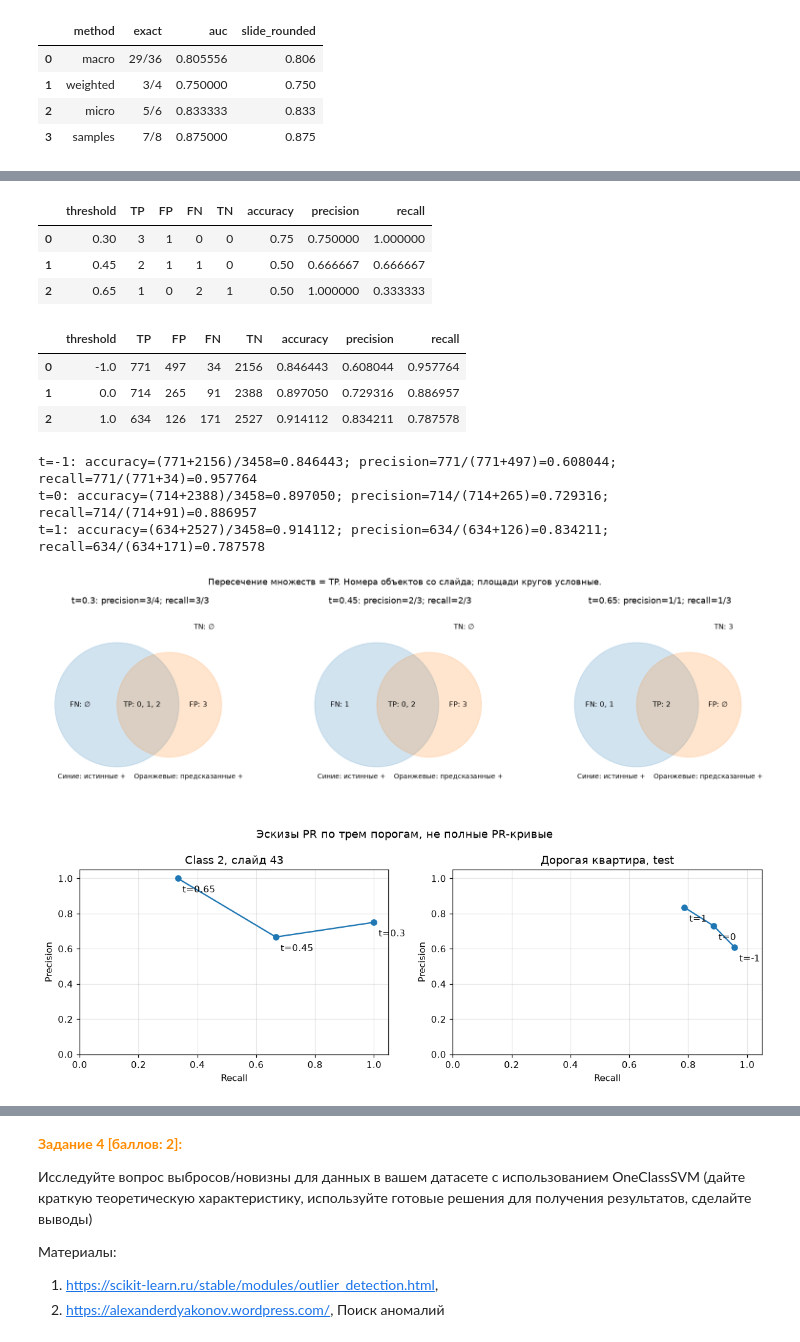
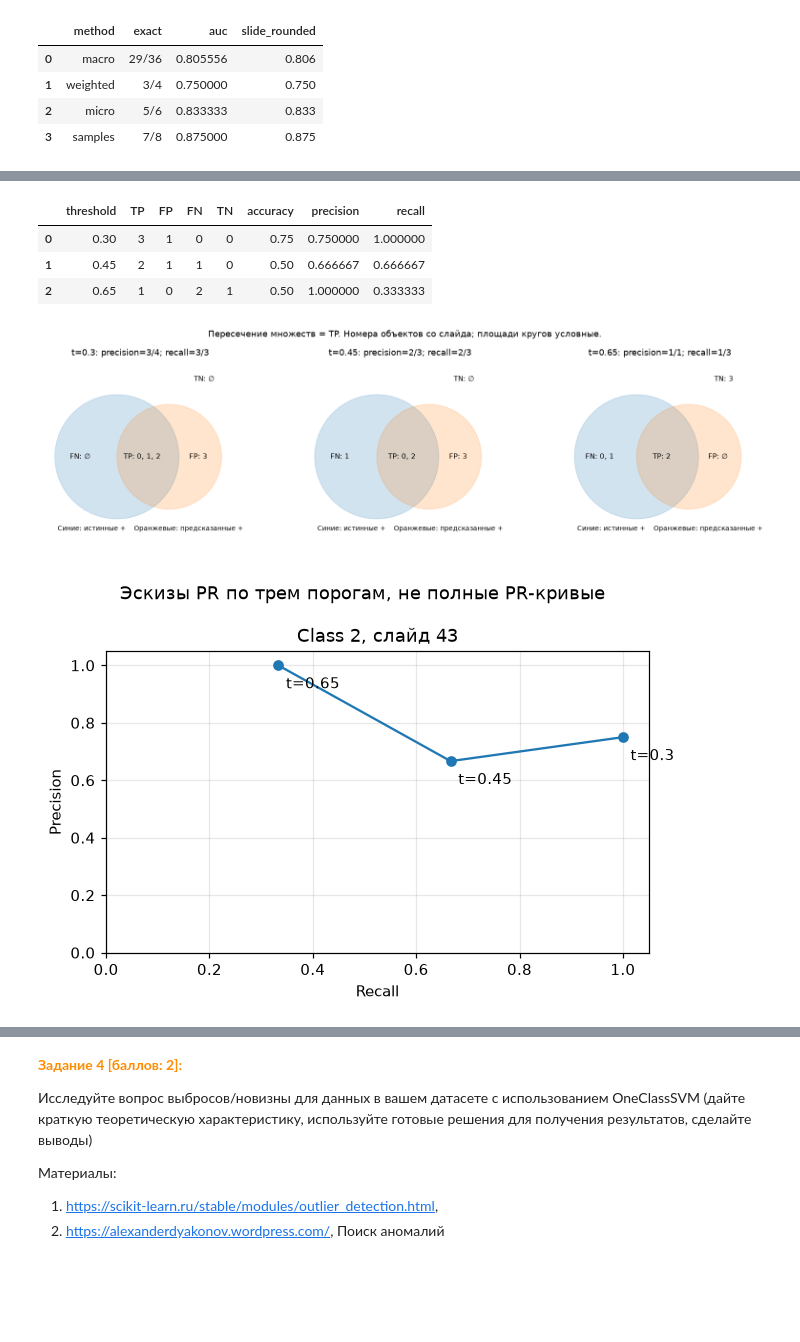
Before and after one commit to volinadtim/itmo-sii-labs, a Jupyter notebook: lab3/Lab3_Danilov_Pivovarov.ipynb, the cells around one changed output, grey strips where cells are left out. Cells and saved outputs as stored; diff of their text form; code cells hidden in the pictures; blank space fills up the shorter version.

Commit message:
Simplify lab 3 explanations and threshold example

```diff
--- a/lab3/Lab3_Danilov_Pivovarov.ipynb
+++ b/lab3/Lab3_Danilov_Pivovarov.ipynb
@@ -532,28 +520,11 @@ def manual_threshold_table(labels, scores, thresholds):
 thresholds43 = [0.3, 0.45, 0.65]
 threshold_table43 = manual_threshold_table(Y43[:, 1], S43[:, 1], thresholds43)
 display(threshold_table43)
-estate_thresholds = manual_threshold_table(
-    y_test.to_numpy(),
-    MODELS["LogisticRegression"].decision_function(X_test),
-    [-1.0, 0.0, 1.0],
-)
-display(estate_thresholds)
-for row in estate_thresholds.itertuples():
-    print(
-        f"t={row.threshold:g}: accuracy=({row.TP}+{row.TN})/{len(y_test)}={row.accuracy:.6f}; precision={row.TP}/({row.TP}+{row.FP})={row.precision:.6f}; recall={row.TP}/({row.TP}+{row.FN})={row.recall:.6f}"
-    )
 # %% [output]
 |  | threshold | TP | FP | FN | TN | accuracy | precision | recall |
 | 0 | 0.30 | 3 | 1 | 0 | 0 | 0.75 | 0.750000 | 1.000000 |
 | 1 | 0.45 | 2 | 1 | 1 | 0 | 0.50 | 0.666667 | 0.666667 |
 | 2 | 0.65 | 1 | 0 | 2 | 1 | 0.50 | 1.000000 | 0.333333 |
-|  | threshold | TP | FP | FN | TN | accuracy | precision | recall |
-| 0 | -1.0 | 771 | 497 | 34 | 2156 | 0.846443 | 0.608044 | 0.957764 |
-| 1 | 0.0 | 714 | 265 | 91 | 2388 | 0.897050 | 0.729316 | 0.886957 |
-| 2 | 1.0 | 634 | 126 | 171 | 2527 | 0.914112 | 0.834211 | 0.787578 |
-t=-1: accuracy=(771+2156)/3458=0.846443; precision=771/(771+497)=0.608044; recall=771/(771+34)=0.957764
-t=0: accuracy=(714+2388)/3458=0.897050; precision=714/(714+265)=0.729316; recall=714/(714+91)=0.886957
-t=1: accuracy=(634+2527)/3458=0.914112; precision=634/(634+126)=0.834211; recall=634/(634+171)=0.787578
 # %%
 from matplotlib.patches import Circle
 
@@ -568,52 +539,41 @@ for ax, t in zip(axes, thresholds43):
         "TN": set(range(4)) - (positive | predicted),
     }
     ax.add_patch(Circle((0.38, 0.5), 0.32, color="tab:blue", alpha=0.2))
     ax.add_patch(Circle((0.65, 0.5), 0.27, color="tab:orange", alpha=0.2))
     for key, (x, y) in {
         "FN": (0.19, 0.5),
         "TP": (0.51, 0.5),
         "FP": (0.8, 0.5),
         "TN": (0.83, 0.9),
     }.items():
         ids = ", ".join(map(str, sorted(groups[key]))) or "∅"
         ax.text(x, y, f"{key}: {ids}", ha="center", va="center", fontsize=10)
     row = threshold_table43.loc[threshold_table43.threshold == t].iloc[0]
     ax.text(0.25, 0.12, "Синие: истинные +", ha="center", fontsize=9)
     ax.text(0.75, 0.12, "Оранжевые: предсказанные +", ha="center", fontsize=9)
     ax.set_title(
         f"t={t}: precision={int(row.TP)}/{int(row.TP + row.FP)}; recall={int(row.TP)}/{int(row.TP + row.FN)}"
     )
     ax.set(xlim=(0, 1), ylim=(0, 1), aspect="equal")
     ax.axis("off")
 fig.suptitle(
     "Пересечение множеств = TP. Номера объектов со слайда; площади кругов условные."
 )
 plt.tight_layout()
 plt.show()
-fig, axes = plt.subplots(1, 2, figsize=(11, 4))
-for ax, table, title in [
-    (axes[0], threshold_table43, "Class 2, слайд 43"),
-    (axes[1], estate_thresholds, "Дорогая квартира, test"),
-]:
-    ordered = table.sort_values("recall")
-    ax.plot(ordered.recall, ordered.precision, "o-")
-    for row in ordered.itertuples():
-        ax.annotate(
-            f"t={row.threshold:g}",
-            (row.recall, row.precision),
-            xytext=(5, -15),
-            textcoords="offset points",
-        )
-    ax.set(
-        xlabel="Recall", ylabel="Precision", title=title, xlim=(0, 1.05), ylim=(0, 1.05)
-    )
-    ax.grid(alpha=0.3)
+fig, ax = plt.subplots(figsize=(6, 4))
+ordered = threshold_table43.sort_values("recall")
+ax.plot(ordered.recall, ordered.precision, "o-")
+for row in ordered.itertuples():
+    ax.annotate(f"t={row.threshold:g}", (row.recall, row.precision), xytext=(5, -15), textcoords="offset points")
+ax.set(xlabel="Recall", ylabel="Precision", title="Class 2, слайд 43", xlim=(0, 1.05), ylim=(0, 1.05))
+ax.grid(alpha=0.3)
 plt.suptitle("Эскизы PR по трем порогам, не полные PR-кривые")
 plt.tight_layout()
 plt.show()
 # %% [output]
 [figure]
-[figure, old version]
+[figure, new version]
 # %% [markdown]
 Синий круг содержит реальные положительные объекты, оранжевый предсказанные. Пересечение нужно в числителе обеих метрик. Для recall делим его размер на число объектов в синем круге, для precision на число объектов в оранжевом.
 
```
Also changed, not shown: parts of 12 cells of this notebook, 5 other files.
